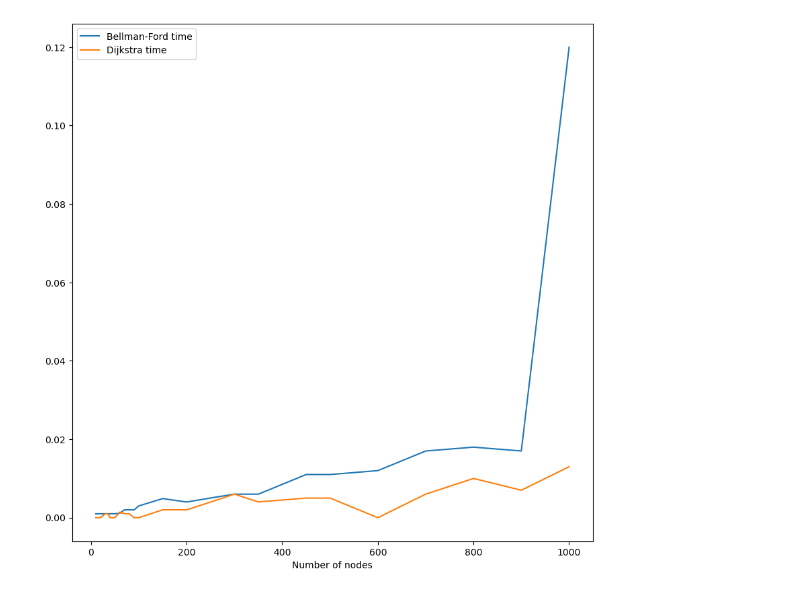
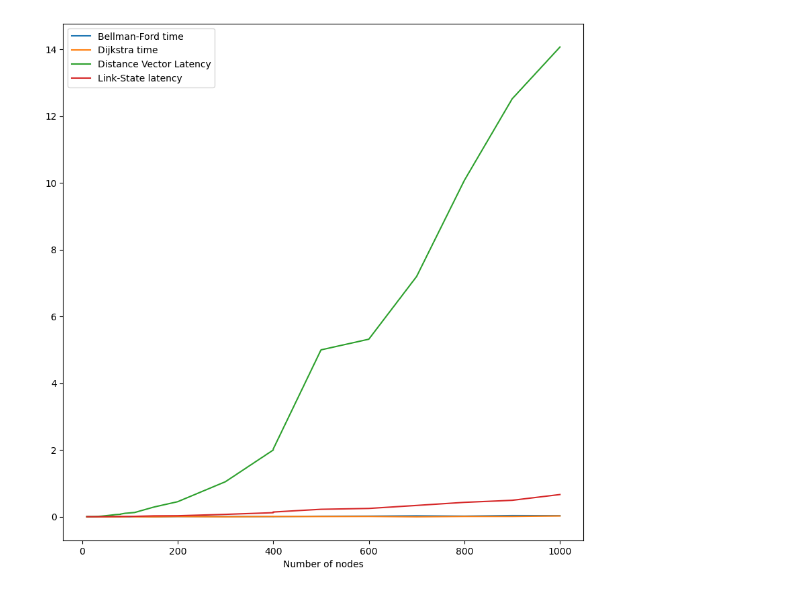
Before and after one commit to HammadaBE/Modelling-network-disruption-in-link-state-and-distance-vector-network-simulations, a Jupyter notebook: plotResults.ipynb, the cells around one changed output. Saved outputs shown, nothing was run; the diff lists cells and outputs as text; code cells hidden in the pictures.

```diff
--- a/plotResults.ipynb
+++ b/plotResults.ipynb
@@ -27,9 +27,12 @@ Djisktra_vs_Bellman
 # %%
 plt.figure(figsize=(10,10))
 plt.plot(Djisktra_vs_Bellman['Number of nodes'], Djisktra_vs_Bellman['Bellman-Ford time'], label='Bellman-Ford time')
 plt.plot(Djisktra_vs_Bellman['Number of nodes'], Djisktra_vs_Bellman['Dijkstra time'], label='Dijkstra time')
+#plt.plot(Djisktra_vs_Bellman['Number of nodes'], Djisktra_vs_Bellman['Packet arrival time'], label='Packet arrival time')
+plt.plot(Djisktra_vs_Bellman['Number of nodes'], Djisktra_vs_Bellman['Distance Vector Latency'], label='Distance Vector Latency')
+plt.plot(Djisktra_vs_Bellman['Number of nodes'], Djisktra_vs_Bellman['Link-State latency'], label='Link-State latency')
 plt.xlabel('Number of nodes')
 plt.legend()
 plt.show()
 # %% [output]
-[figure, old version]
+[figure, new version]
```
Also changed, not shown: parts of 1 cell of this notebook, 3 other files.
